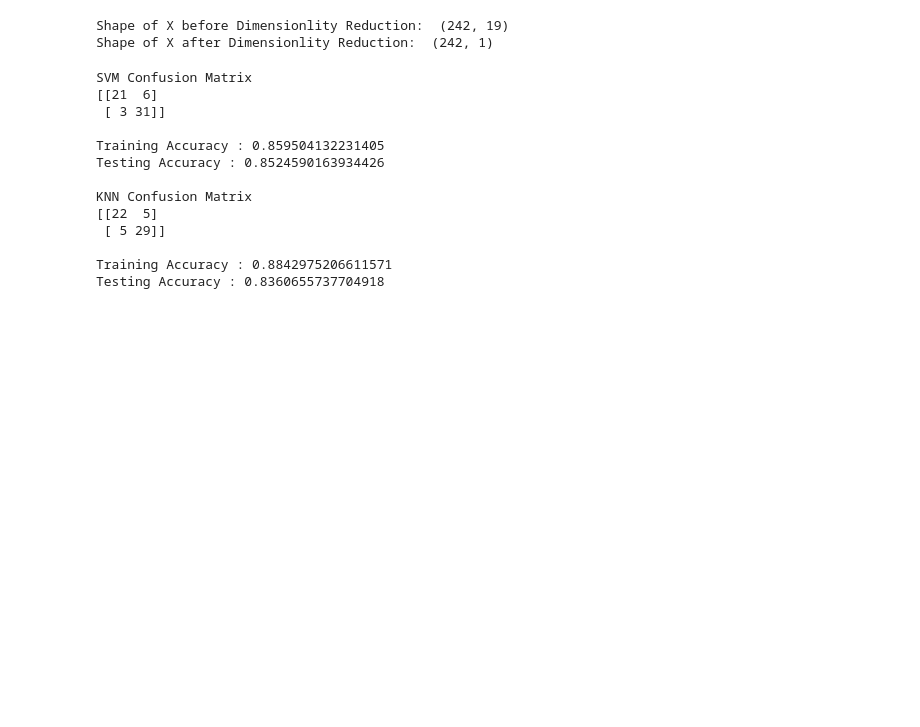
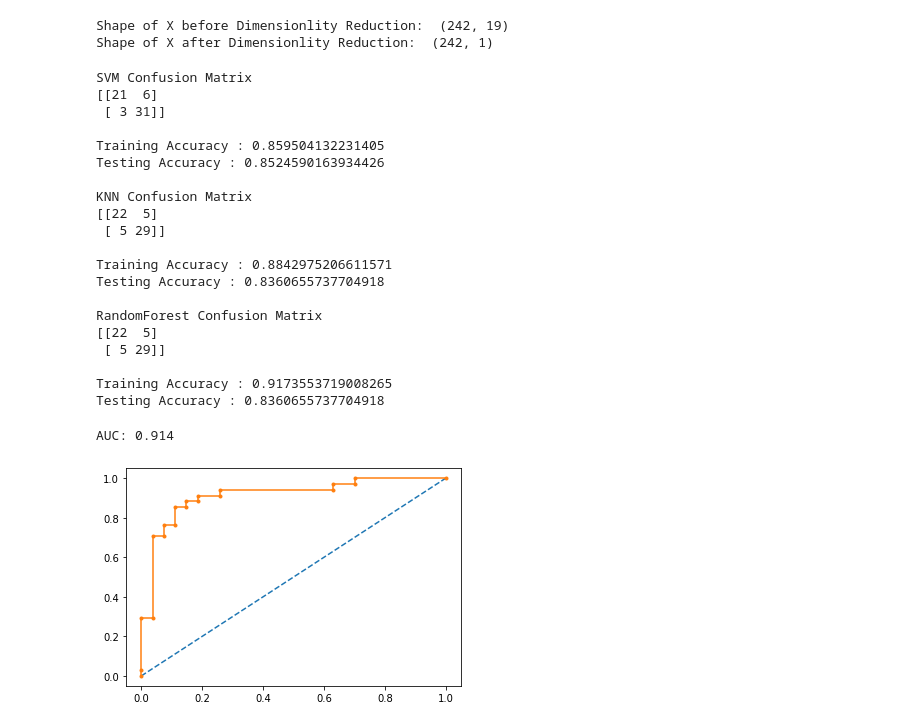
Before and after one commit to jahidkhandaker/HeartDiseasePrediction, a Jupyter notebook: jahidkhandaker/HeartDiseasePrediction.ipynb, the cells around one changed output. Cells and saved outputs as stored; diff of their text form; code cells hidden in the pictures; blank space fills up the shorter version.

```diff
--- a/jahidkhandaker/HeartDiseasePrediction.ipynb
+++ b/jahidkhandaker/HeartDiseasePrediction.ipynb
@@ -331,6 +331,14 @@ from sklearn.neighbors import KNeighborsClassifier
 classifier_knn = KNeighborsClassifier()
 classifier_knn.fit(x_train, y_train)
 y_pred_knn = classifier_knn.predict(x_test)
+
+#RandomForest
+from sklearn.ensemble import RandomForestClassifier
+RF_model = RandomForestClassifier(n_estimators = 50, max_depth = 5)
+RF_model.fit(x_train, y_train)
+#y_predict = model.predict(x_test)
+#y_pred_quant = model.predict_proba(x_test)[:, 1]
+y_pred_RF = RF_model.predict(x_test)
 # %%
 from sklearn.metrics import confusion_matrix
 
@@ -347,6 +355,13 @@ print(cm_knn)
 print()
 print("Training Accuracy :", classifier_knn.score(x_train, y_train))
 print("Testing Accuracy :", classifier_knn.score(x_test, y_test))
+print()
+print("RandomForest Confusion Matrix")
+cm_knn = confusion_matrix(y_test, y_pred_knn)
+print(cm_knn)
+print()
+print("Training Accuracy :", RF_model.score(x_train, y_train))
+print("Testing Accuracy :", RF_model.score(x_test, y_test))
 # %% [output]
 SVM Confusion Matrix
 [[21  6]
@@ -361,3 +376,32 @@ KNN Confusion Matrix
 
 Training Accuracy : 0.8842975206611571
 Testing Accuracy : 0.8360655737704918
+
+RandomForest Confusion Matrix
+[[22  5]
+ [ 5 29]]
+
+Training Accuracy : 0.9173553719008265
+Testing Accuracy : 0.8360655737704918
+# %%
+from sklearn.metrics import roc_curve
+from sklearn.metrics import roc_auc_score
+
+from sklearn.svm import SVC
+classifier = SVC(kernel = 'linear', C = 1, random_state = 0, probability = True)
+classifier.fit(x_train, y_train)
+probs = classifier.predict_proba(x_test)
+# keep probabilities for the positive outcome only
+probs = probs[:, 1]
+# calculate AUC
+auc = roc_auc_score(y_test, probs)
+print('AUC: %.3f' % auc)
+# calculate roc curve
+fpr, tpr, thresholds = roc_curve(y_test, probs)
+# plot no skill
+plt.plot([0, 1], [0, 1], linestyle='--')
+plt.plot(fpr, tpr, marker='.')
+plt.show()
+# %% [output]
+AUC: 0.914
+[figure, added]
```
Also changed, not shown: parts of 2 cells of this notebook.
